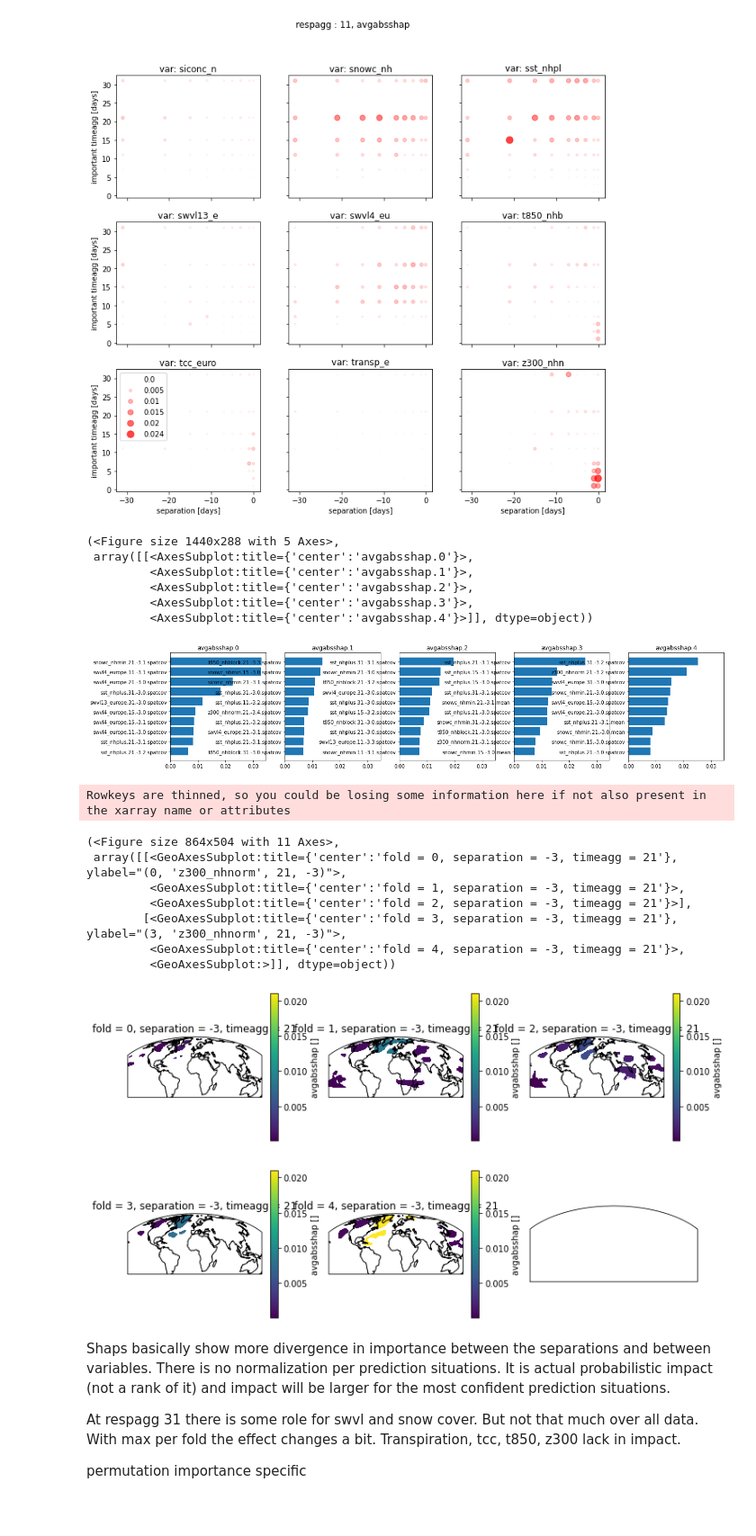
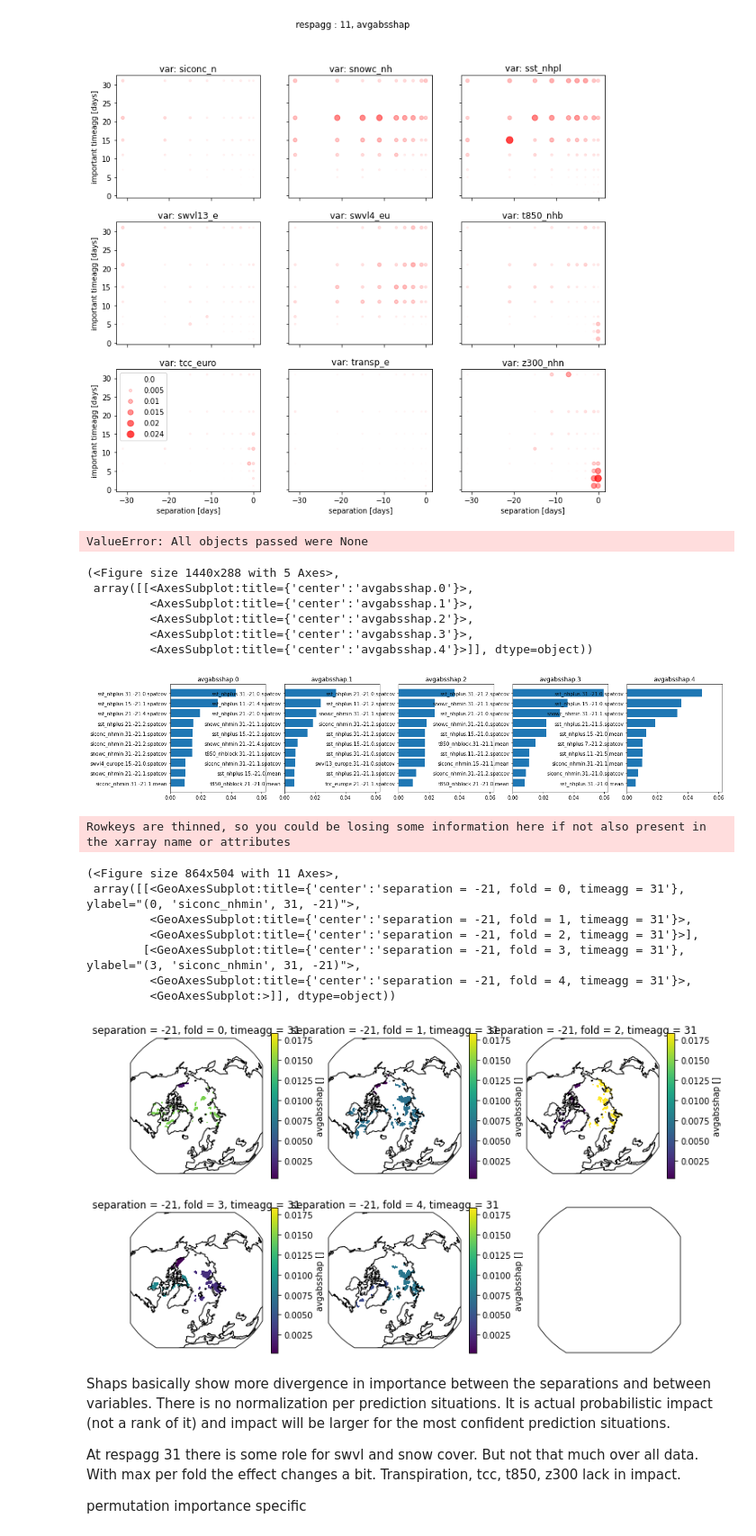
Before and after one commit to chiemvs/Weave, a Jupyter notebook: notebooks/Investigate.ipynb, the cells around one changed output. Shown at 90% size. Drawn from its saved outputs; the diff is of its cells as text; code cells hidden in the pictures; blank space fills up the shorter version.

```diff
--- a/notebooks/Investigate.ipynb
+++ b/notebooks/Investigate.ipynb
@@ -33,7 +33,7 @@ basepath = Path('/nobackup_1/users/straaten/')
 # Latest results:
 quantile = 0.666 # options: 0.666 and 0.8
 permimppath = basepath / f'permimp_val_q0{str(quantile)[2:]}'
-shappath = basepath / f'shap_stdback_val_q0{str(quantile)[2:]}'
+shappath = basepath / f'shap_stdback_train_q0{str(quantile)[2:]}'
 #shappath = basepath / f'shap_pathdep_val_q0{str(quantile)[2:]}'
 inputpath = basepath / 'clusters_cv_spearmanpar_varalpha_strict' # Latest dimreduced X and y data
 anompath = basepath / 'processed'
@@ -59,8 +264,8 @@ fig, axes = dotplot(counts, alphascaler = 0.15, nlegend_items=6, sizescaler=15)
 # %% [markdown]
 ## Importance of input
 # %%
-respagg_of_interest = [11] # [0,1,3,5,7,11,15,21,31]
-separation_of_interest = [0,-1,-3,-5,-7,-11,-15,-21,-31] # -15
+respagg_of_interest = [31] # [0,1,3,5,7,11,15,21,31]
+separation_of_interest = -15 # [0,-1,-3,-5,-7,-11,-15,-21,-31]
 model = HybridExceedenceModel(fit_base_to_all_cv = True, base_only = False, n_jobs = 15, max_depth = 5, min_samples_split = 30, n_estimators = 2500, max_features = 35)
 # %% [markdown]
 Shap specific
@@ -79,8 +284,10 @@ fig, axes = dotplot(shaps.df.iloc[:,0], alphascaler = 30, sizescaler=3500, nlege
 shaps = ImportanceData(shappath, respagg=respagg_of_interest, separation= separation_of_interest, quantile = quantile, model=model)
 shaps.load_data(inputpath=inputpath, X_too = True, y_too = True)
 shaps.global_shap() # Reduces the column (time) axis.
+# %% [output]
+ValueError: All objects passed were None
 # %%
-indexersep = shaps.df.index.get_loc_level(-3,'separation')[0]
+indexersep = shaps.df.index.get_loc_level(-21,'separation')[0]
 barplot(shaps.df.loc[indexersep,:].unstack('fold'),ignore_in_names=['respagg', 'lag'])
 # %% [output]
 (<Figure size 1440x288 with 5 Axes>,
@@ -89,24 +296,24 @@ barplot(shaps.df.loc[indexersep,:].unstack('fold'),ignore_in_names=['respagg', '
          <AxesSubplot:title={'center':'avgabsshap.2'}>,
          <AxesSubplot:title={'center':'avgabsshap.3'}>,
          <AxesSubplot:title={'center':'avgabsshap.4'}>]], dtype=object))
-[figure, old version]
+[figure, new version]
 # %%
 mapint = MapInterface(corclustpath=inputpath, anompath= anompath, impdata=shaps)
 # %%
 metricsep = shaps.df.index.get_loc_level('spatcov','metric')[0]
-frame = shaps.df.loc[np.logical_and(indexersep,metricsep),:].loc[(slice(None),slice(None),'z300_nhnorm',21),'avgabsshap']
-mapplot(mapint.map_to_fields(frame), wrap_per_row=3,match_scales=True)
-#mapplot(mapint.map_to_fields(frame), wrap_per_row=3,match_scales=True, projection=ccrs.Orthographic(0,90), region=get_nhmin())
+frame = shaps.df.loc[np.logical_and(indexersep,metricsep),:].loc[(slice(None),slice(None),'siconc_nhmin',31),'avgabsshap']
+#mapplot(mapint.map_to_fields(frame), wrap_per_row=3,match_scales=True)
+mapplot(mapint.map_to_fields(frame), wrap_per_row=3,match_scales=True, projection=ccrs.Orthographic(0,90), region=get_nhmin())
 # %% [output]
 Rowkeys are thinned, so you could be losing some information here if not also present in the xarray name or attributes
 (<Figure size 864x504 with 11 Axes>,
- array([[<GeoAxesSubplot:title={'center':'fold = 0, separation = -3, timeagg = 21'}, ylabel="(0, 'z300_nhnorm', 21, -3)">,
-         <GeoAxesSubplot:title={'center':'fold = 1, separation = -3, timeagg = 21'}>,
-         <GeoAxesSubplot:title={'center':'fold = 2, separation = -3, timeagg = 21'}>],
-        [<GeoAxesSubplot:title={'center':'fold = 3, separation = -3, timeagg = 21'}, ylabel="(3, 'z300_nhnorm', 21, -3)">,
-         <GeoAxesSubplot:title={'center':'fold = 4, separation = -3, timeagg = 21'}>,
+ array([[<GeoAxesSubplot:title={'center':'separation = -21, fold = 0, timeagg = 31'}, ylabel="(0, 'siconc_nhmin', 31, -21)">,
+         <GeoAxesSubplot:title={'center':'separation = -21, fold = 1, timeagg = 31'}>,
+         <GeoAxesSubplot:title={'center':'separation = -21, fold = 2, timeagg = 31'}>],
+        [<GeoAxesSubplot:title={'center':'separation = -21, fold = 3, timeagg = 31'}, ylabel="(3, 'siconc_nhmin', 31, -21)">,
+         <GeoAxesSubplot:title={'center':'separation = -21, fold = 4, timeagg = 31'}>,
          <GeoAxesSubplot:>]], dtype=object))
-[figure, old version]
+[figure, new version]
 # %% [markdown]
 Shaps basically show more divergence in importance between the separations and between variables. There is no normalization per prediction situations. It is actual probabilistic impact (not a rank of it) and impact will be larger for the most confident prediction situations.
 
```
Also changed, not shown: parts of 24 cells of this notebook.
